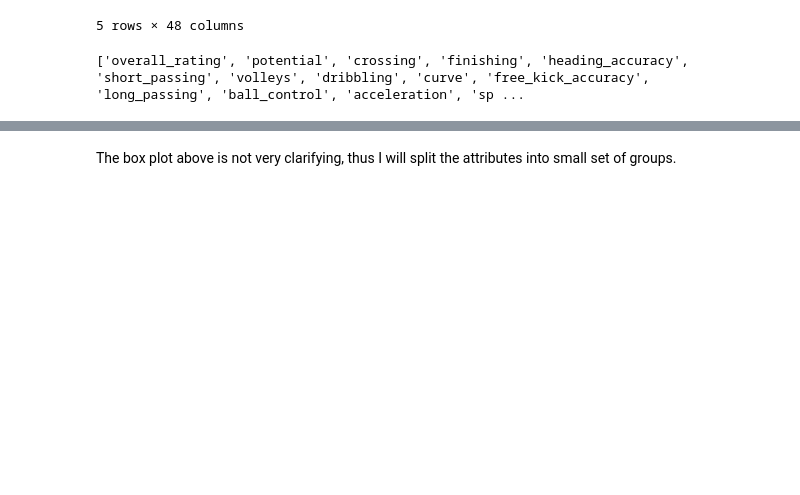
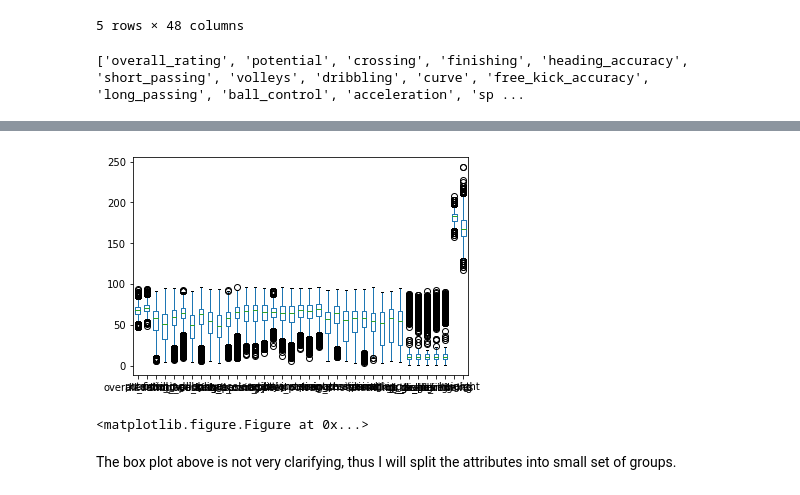
Before and after one commit to 3dhardgamer/EuropeanFootballDatabase, a Jupyter notebook: kaggle_football_version.ipynb, the cells around one changed output, grey strips where cells are left out. Cells and saved outputs as stored; diff of their text form; code cells hidden in the pictures; blank space fills up the shorter version.

```diff
--- a/kaggle_football_version.ipynb
+++ b/kaggle_football_version.ipynb
@@ -116,3 +116,13 @@ plt.show()
+# %%
+#plt.figure(figsize = (18, 16), dpi = 80, facecolor = 'w', edgecolor = 'k')
+#plt.figure(figsize = (12, 10))
+data_to_plot = [np.array(player_merged[att]) for att in attr_list]
+player_merged[attr_list].plot(kind = 'box')
+plt.figure(figsize = (18, 16), dpi = 80, facecolor = 'w', edgecolor = 'k')
+plt.show()
+# %% [output]
+[figure, added]
+<matplotlib.figure.Figure at 0x...>
 # %% [markdown]
 The box plot above is not very clarifying, thus I will split the attributes into small set of groups.
 # %%
```
Also changed, not shown: parts of 6 cells of this notebook.
